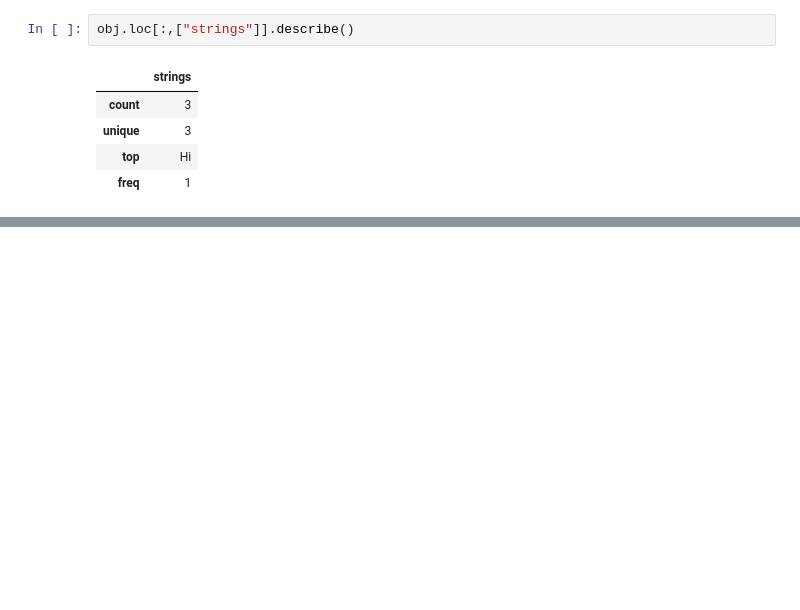
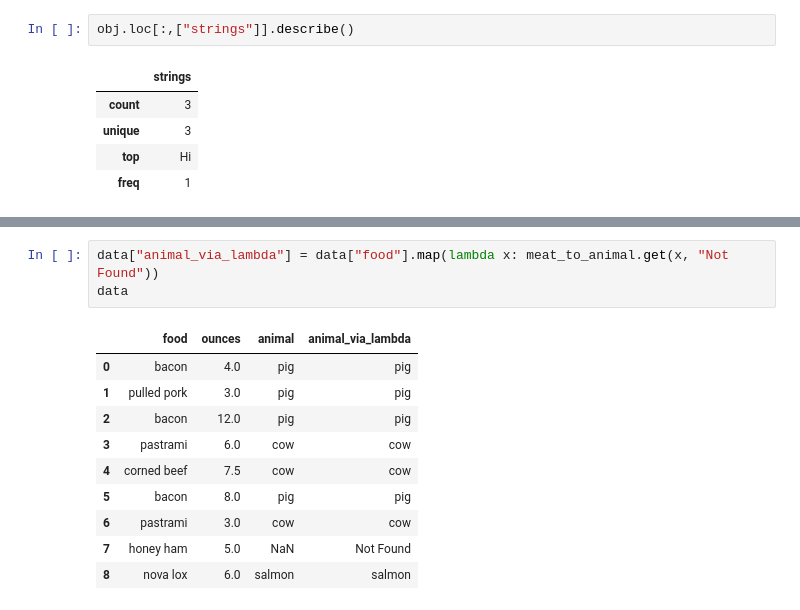
Before and after one commit to JespeerAG/python_data_analysis, a Jupyter notebook: 2_introduction_to_pandas.ipynb, the cells around one changed output, grey strips where cells are left out. Cells and saved outputs as stored; diff of their text form; blank space fills up the shorter version.

```diff
--- a/2_introduction_to_pandas.ipynb
+++ b/2_introduction_to_pandas.ipynb
@@ -738,0 +1115,14 @@ obj.loc[:,["strings"]].describe()
+# %%
+data["animal_via_lambda"] = data["food"].map(lambda x: meat_to_animal.get(x, "Not Found"))
+data
+# %% [output]
+|  | food | ounces | animal | animal_via_lambda |
+| 0 | bacon | 4.0 | pig | pig |
+| 1 | pulled pork | 3.0 | pig | pig |
+| 2 | bacon | 12.0 | pig | pig |
+| 3 | pastrami | 6.0 | cow | cow |
+| 4 | corned beef | 7.5 | cow | cow |
+| 5 | bacon | 8.0 | pig | pig |
+| 6 | pastrami | 3.0 | cow | cow |
+| 7 | honey ham | 5.0 | NaN | Not Found |
+| 8 | nova lox | 6.0 | salmon | salmon |
```
Also changed, not shown: parts of 73 cells of this notebook, 13 other files.
